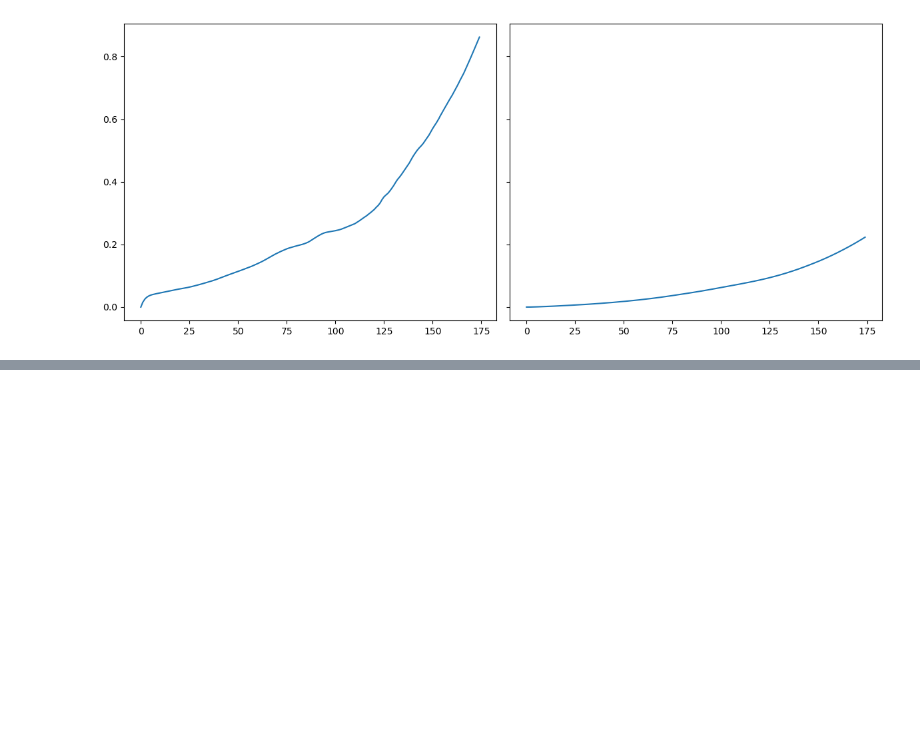
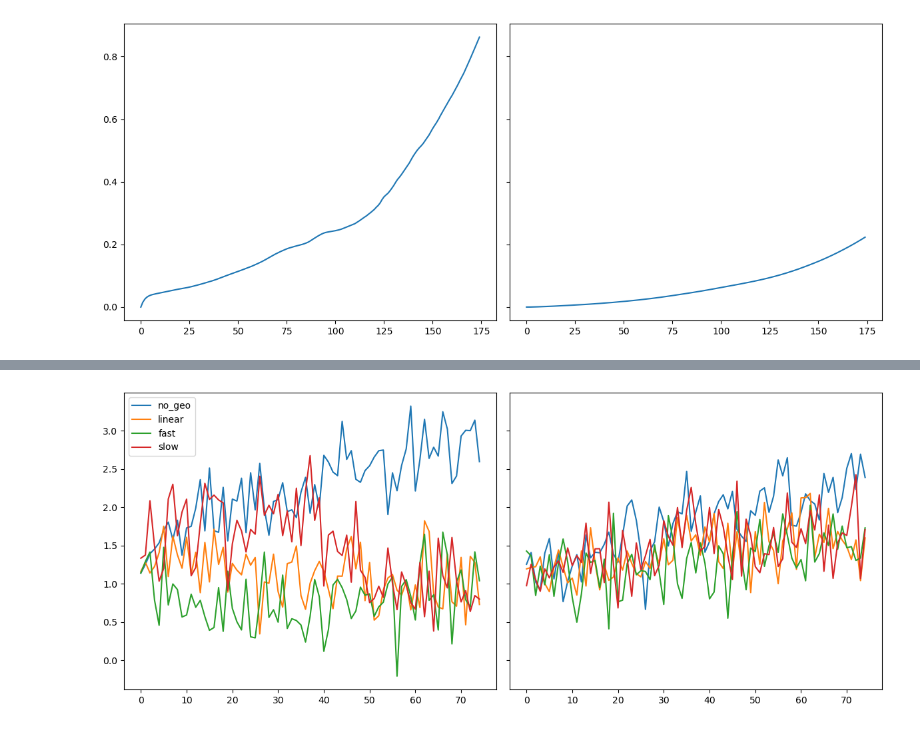
Before and after one commit to adam-bauer-34/learning_sai, a Jupyter notebook: analysis/notebooks/fast-slow-intuition.ipynb, the cells around one changed output, grey strips where cells are left out. Cells and saved outputs as stored; diff of their text form; code cells hidden in the pictures; blank space fills up the shorter version.

```diff
--- a/analysis/notebooks/fast-slow-intuition.ipynb
+++ b/analysis/notebooks/fast-slow-intuition.ipynb
@@ -207,0 +194,5 @@ for case in geo_cases:
+# %%
+for case in cases:
+    cases[case]['Q_SL'] = Prior.C1_CEN * cases[case]['T1']
+    cases[case]['Q_DO'] = Prior.C2_CEN * cases[case]['T2']
+    cases[case]['Q_TOT'] = Prior.C1_CEN * cases[case]['T1'] + Prior.C2_CEN * cases[case]['T2']
@@ -207,0 +218,18 @@ for case in geo_cases:
+# %%
+regional_Ts = {}
+As = [1.6, 1.3]
+Bs = [-0.01693167, 0.01693167]
+STDs = [0.35, 0.3]
+
+for i in range(2):
+    regional_Ts[i] = {}
+    for case in cases:
+        setup.sai_ramp = cases[case]['ramp']
+
+        tmp_e = EmissionsBaseline(logs, setup, setup.tmin, 2100,
+                                geo=cases[case]['geo'], Prior=Prior, Truth=Truth,
+                                T_START=setup.tmin, T_END=setup.tmin + setup.nyrsramp,
+                                print_level=1)
+
+        regional_Ts[i][case] = cases[case]['T1'] * As[i] + Bs[i] * tmp_e.emis['geo'][:-1] + np.random.normal(0, STDs[i],
+                                                                                                             size=len(cases[case]['T1']))
@@ -207,0 +245,12 @@ for case in geo_cases:
+# %%
+fig, ax = plt.subplots(1, 2, figsize=(12,5), sharey=True)
+
+for i in range(2):
+    for case in cases:
+        ax[i].plot(regional_Ts[i][case], label=case)
+
+ax[0].legend()
+fig.tight_layout()
+plt.show()
+# %% [output]
+[figure, added]
```
Also changed, not shown: parts of 15 cells of this notebook, 21 other files.
